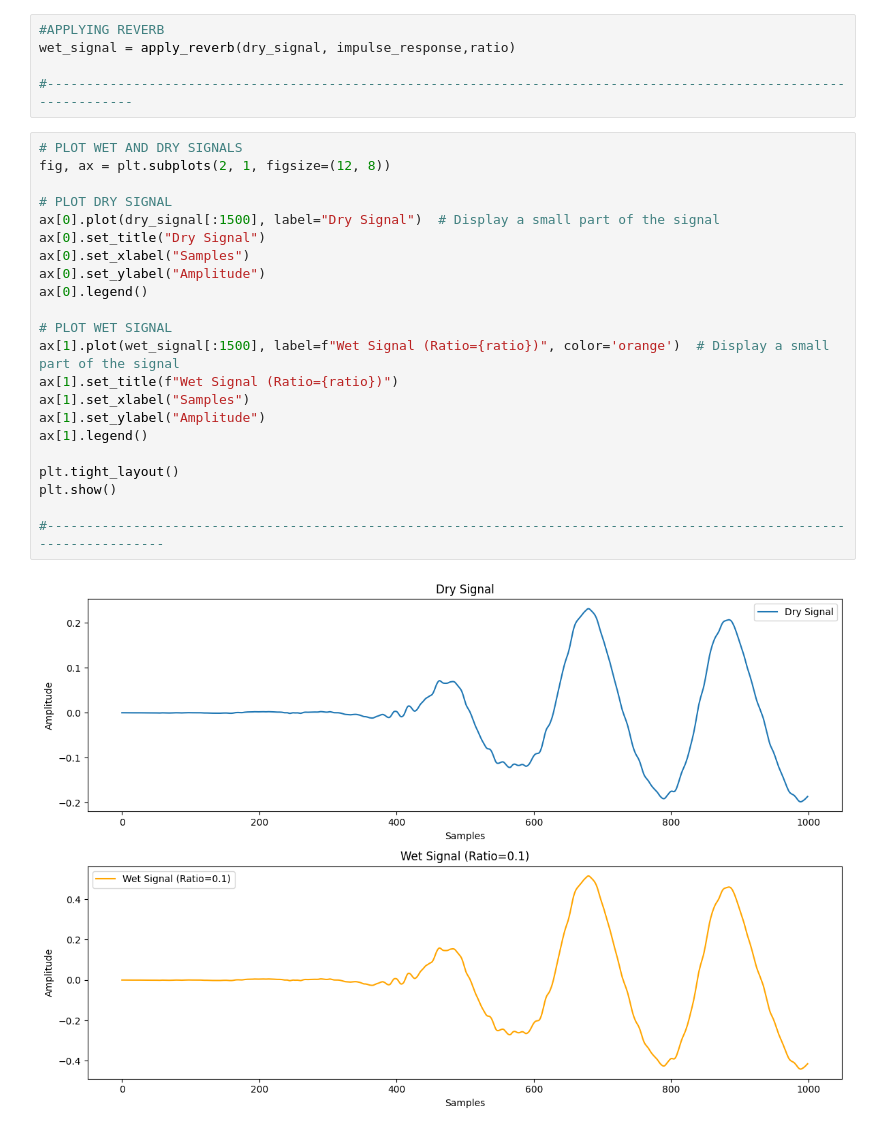
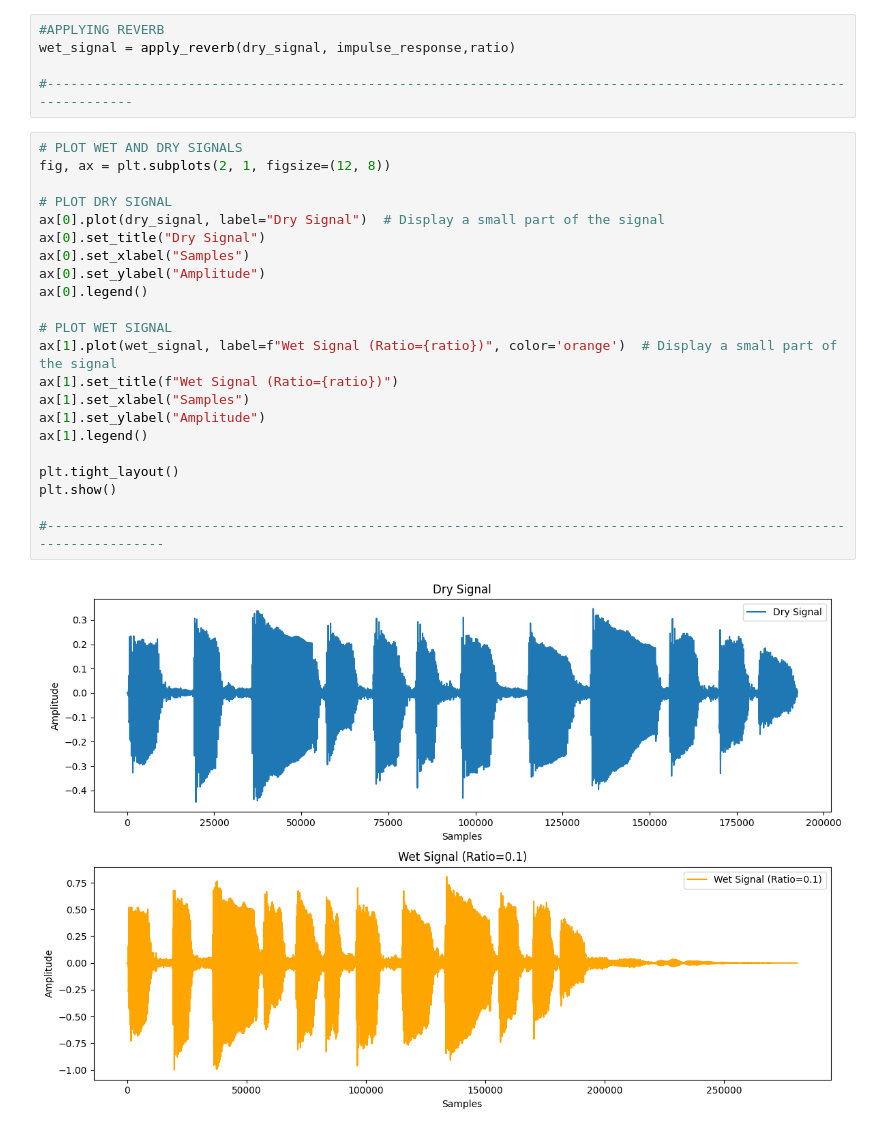
Before and after one commit to kika007/Reverb_notebook, a Jupyter notebook: Reverb.ipynb, the cells around one changed output. Drawn from its saved outputs; the diff is of its cells as text.

```diff
--- a/Reverb.ipynb
+++ b/Reverb.ipynb
@@ -60,27 +64,27 @@ wet_signal = apply_reverb(dry_signal, impulse_response,ratio)
 # %%
 # PLOT WET AND DRY SIGNALS
 fig, ax = plt.subplots(2, 1, figsize=(12, 8))
 
 # PLOT DRY SIGNAL
-ax[0].plot(dry_signal[:1500], label="Dry Signal")  # Display a small part of the signal
+ax[0].plot(dry_signal, label="Dry Signal")  # Display a small part of the signal
 ax[0].set_title("Dry Signal")
 ax[0].set_xlabel("Samples")
 ax[0].set_ylabel("Amplitude")
 ax[0].legend()
 
 # PLOT WET SIGNAL
-ax[1].plot(wet_signal[:1500], label=f"Wet Signal (Ratio={ratio})", color='orange')  # Display a small part of the signal
+ax[1].plot(wet_signal, label=f"Wet Signal (Ratio={ratio})", color='orange')  # Display a small part of the signal
 ax[1].set_title(f"Wet Signal (Ratio={ratio})")
 ax[1].set_xlabel("Samples")
 ax[1].set_ylabel("Amplitude")
 ax[1].legend()
 
 plt.tight_layout()
 plt.show()
 
 #----------------------------------------------------------------------------------------------------------------------
 # %% [output]
-[figure, old version]
+[figure, new version]
 # %%
 #DRY SIGNAL SPECTROGRAM
 plt.subplot(2, 1, 1)
```
Also changed, not shown: parts of 2 cells of this notebook.
